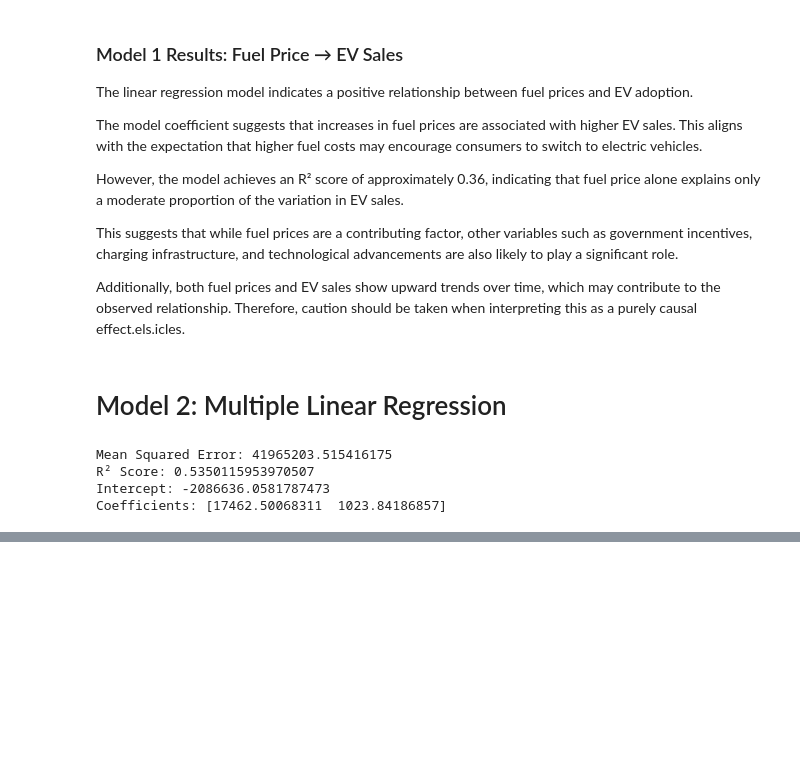
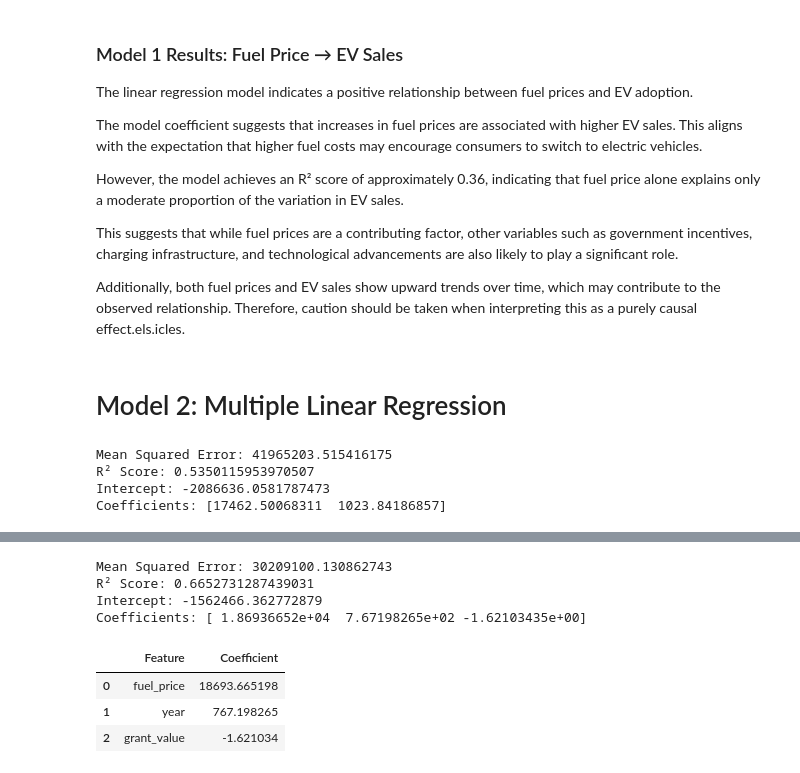
Before and after one commit to Guilherme2022448/Final-Project, a Jupyter notebook: ev_adoption_analysis.ipynb, the cells around one changed output, grey strips where cells are left out. Saved outputs shown, nothing was run; the diff lists cells and outputs as text; code cells hidden in the pictures; blank space fills up the shorter version.

```diff
--- a/ev_adoption_analysis.ipynb
+++ b/ev_adoption_analysis.ipynb
@@ -990,0 +994,66 @@ Overall, Model 2 provides a more realistic and comprehensive representation of E
+# %%
+# Model 3: Fuel Price + Year + Grant Value
+
+# Ensure final dataset is sorted by year
+final_model_df = final_model_df.sort_values(by='year')
+
+# Define independent variables
+# These are the factors used to predict EV sales
+X = final_model_df[['fuel_price', 'year', 'grant_value']]
+
+# Define dependent variable
+# This is the target the model is trying to predict
+y = final_model_df['ev_sales']
+
+# Import train-test split
+from sklearn.model_selection import train_test_split
+
+# Split dataset into training and testing sets
+# 80% of the data is used for training, 20% for testing
+X_train, X_test, y_train, y_test = train_test_split(
+    X, y, test_size=0.2, random_state=7
+)
+
+# Import Linear Regression model
+from sklearn.linear_model import LinearRegression
+
+# Create the model
+model_3 = LinearRegression()
+
+# Train the model using the training data
+model_3.fit(X_train, y_train)
+
+# Predict EV sales using the test data
+y_pred = model_3.predict(X_test)
+
+# Import evaluation metrics
+from sklearn.metrics import mean_squared_error, r2_score
+
+# Calculate model performance
+mse = mean_squared_error(y_test, y_pred)
+r2 = r2_score(y_test, y_pred)
+
+# Display results
+print("Mean Squared Error:", mse)
+print("R² Score:", r2)
+
+# Display model parameters
+print("Intercept:", model_3.intercept_)
+print("Coefficients:", model_3.coef_)
+
+# Show coefficients beside feature names for easier interpretation
+coefficients_df = pd.DataFrame({
+    'Feature': X.columns,
+    'Coefficient': model_3.coef_
+})
+
+coefficients_df
+# %% [output]
+Mean Squared Error: 30209100.130862743
+R² Score: 0.6652731287439031
+Intercept: -1562466.362772879
+Coefficients: [ 1.86936652e+04  7.67198265e+02 -1.62103435e+00]
+|  | Feature | Coefficient |
+| 0 | fuel_price | 18693.665198 |
+| 1 | year | 767.198265 |
+| 2 | grant_value | -1.621034 |
```
Also changed, not shown: parts of 6 cells of this notebook.
